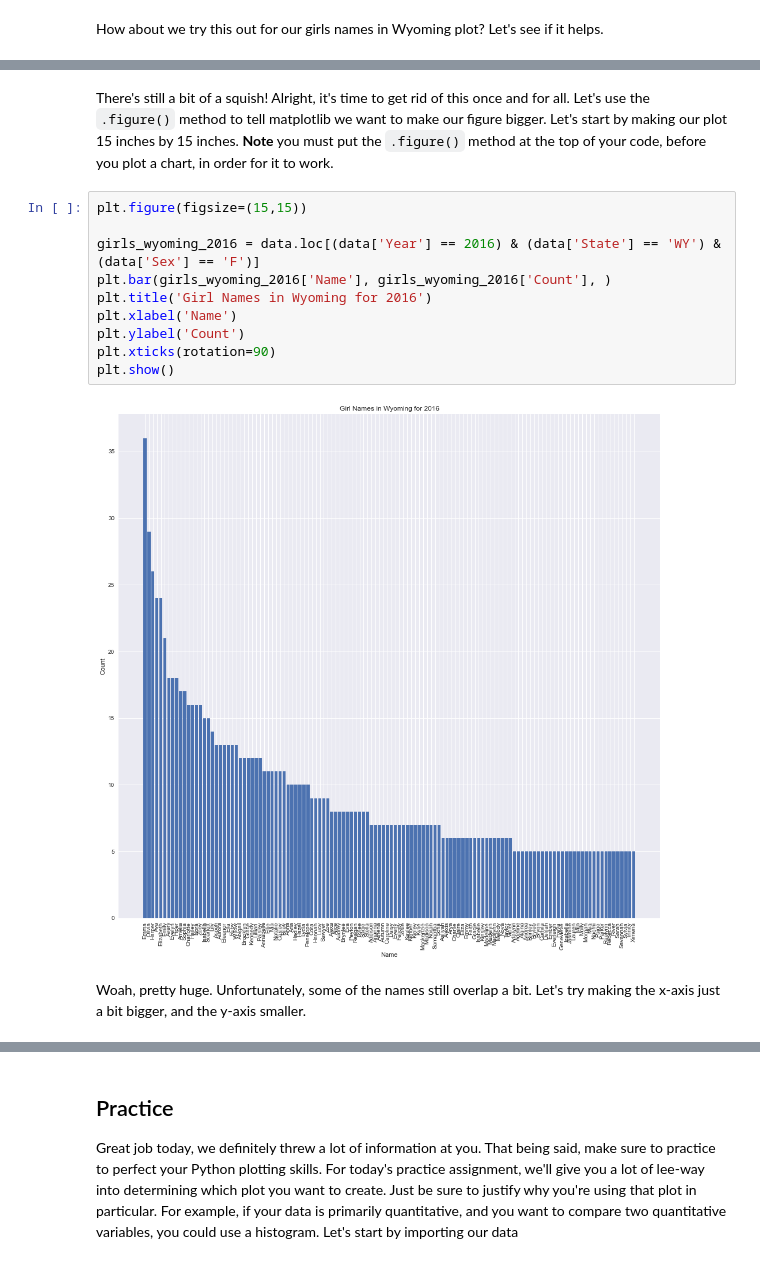
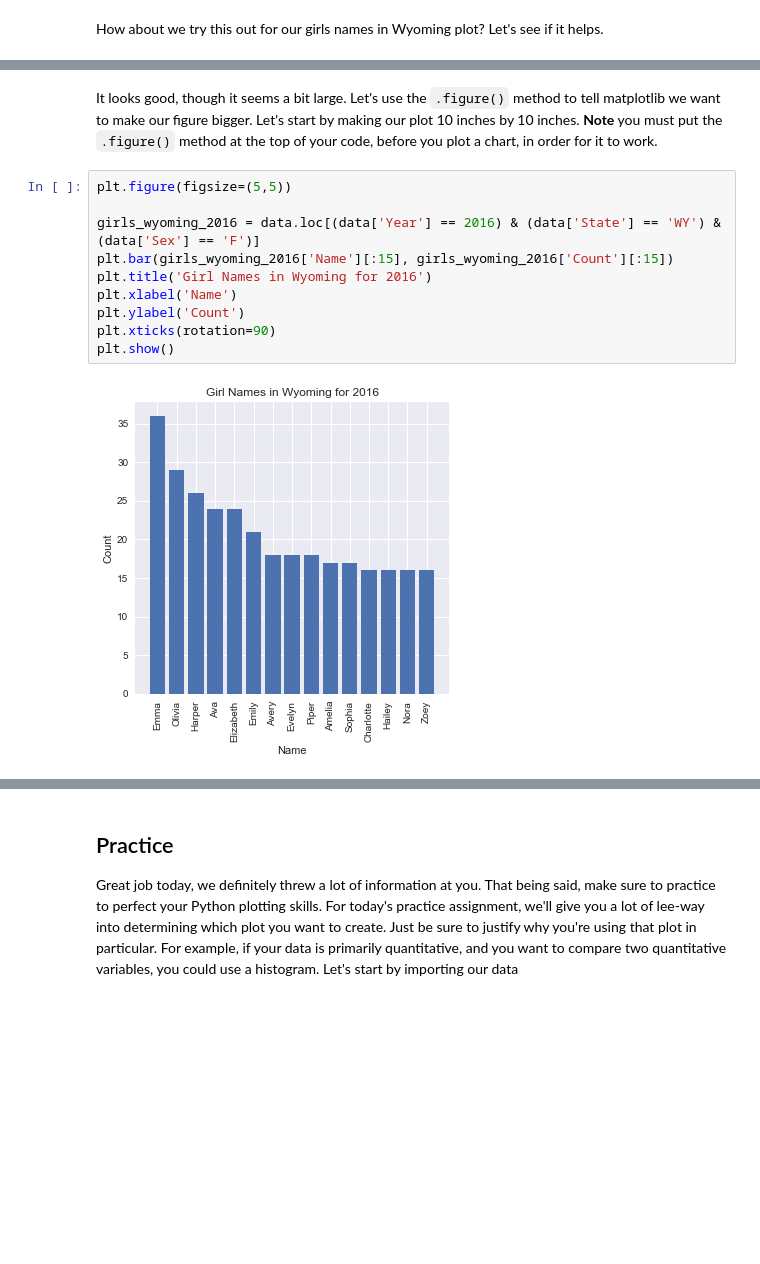
Before and after one commit to Sci-Teens/ecology-program, a Jupyter notebook: Lesson Three.ipynb, the cells around one changed output, grey strips where cells are left out. Saved outputs shown, nothing was run; the diff lists cells and outputs as text; blank space fills up the shorter version.

Commit message:
Simplify Wisconsin plots

```diff
--- a/Lesson Three.ipynb
+++ b/Lesson Three.ipynb
@@ -161,16 +167,14 @@ plt.show()
 # %% [markdown]
-There's still a bit of a squish! Alright, it's time to get rid of this once and for all. Let's use the ``.figure()`` method to tell matplotlib we want to make our figure bigger. Let's start by making our plot 15 inches by 15 inches. **Note** you must put the ``.figure()`` method at the top of your code, before you plot a chart, in order for it to work.
+It looks good, though it seems a bit large. Let's use the ``.figure()`` method to tell matplotlib we want to make our figure bigger. Let's start by making our plot 10 inches by 10 inches. **Note** you must put the ``.figure()`` method at the top of your code, before you plot a chart, in order for it to work.
 # %%
-plt.figure(figsize=(15,15))
+plt.figure(figsize=(5,5))
 
 girls_wyoming_2016 = data.loc[(data['Year'] == 2016) & (data['State'] == 'WY') & (data['Sex'] == 'F')]
-plt.bar(girls_wyoming_2016['Name'], girls_wyoming_2016['Count'], )
+plt.bar(girls_wyoming_2016['Name'][:15], girls_wyoming_2016['Count'][:15])
 plt.title('Girl Names in Wyoming for 2016')
 plt.xlabel('Name')
 plt.ylabel('Count')
 plt.xticks(rotation=90)
 plt.show()
 # %% [output]
-[figure, old version]
+[figure, new version]
-# %% [markdown]
-Woah, pretty huge. Unfortunately, some of the names still overlap a bit. Let's try making the x-axis just a bit bigger, and the y-axis smaller.
```
Also changed, not shown: parts of 12 cells of this notebook.
